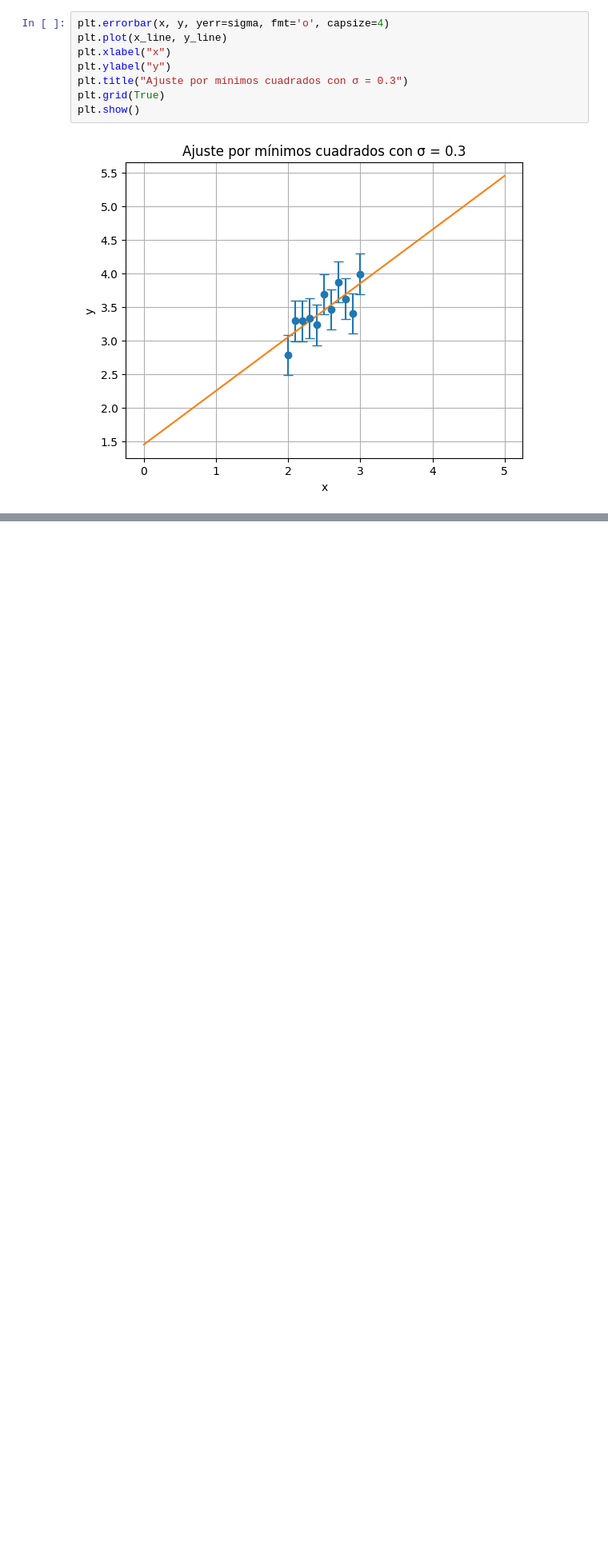
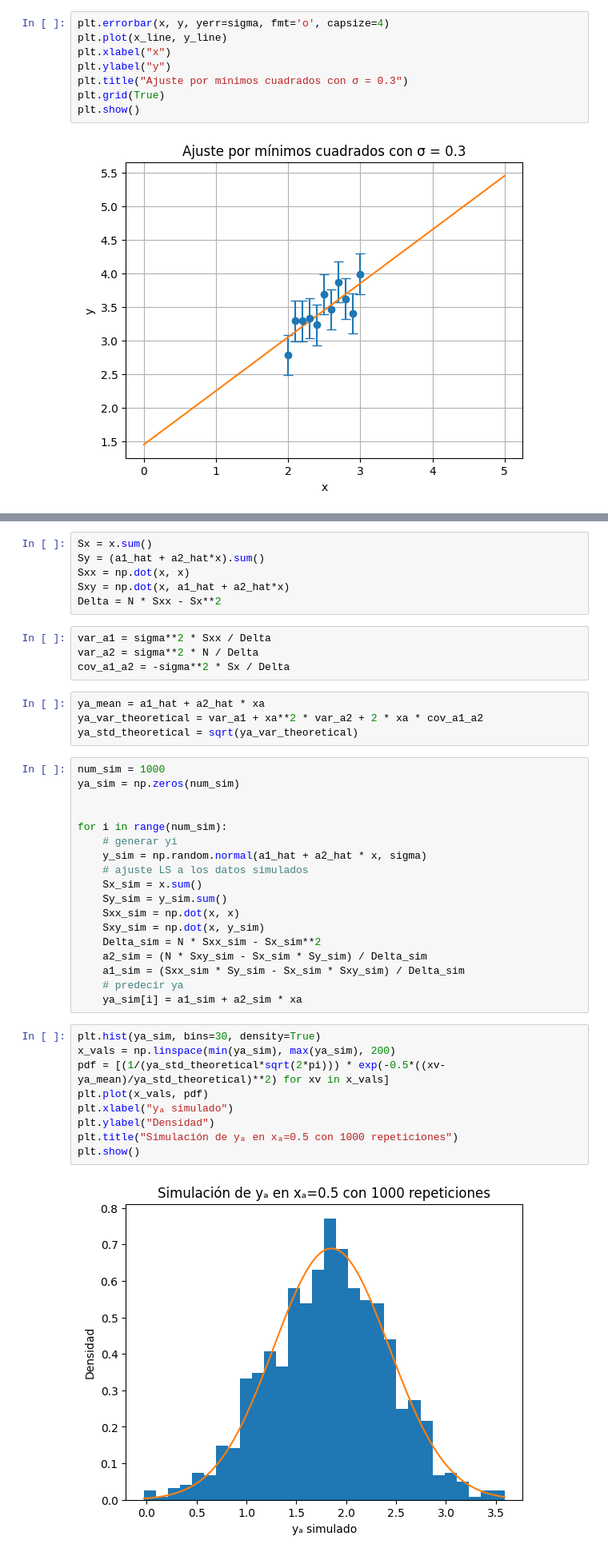
Before and after one commit to arirodriguez001/Teorica-1, a Jupyter notebook: OneDrive/Escritorio/python/MEFE/guia6.ipynb, the cells around one changed output, grey strips where cells are left out. Shown: that part at 80% size. Saved outputs shown, nothing was run; the diff lists cells and outputs as text; blank space fills up the shorter version.

```diff
--- a/OneDrive/Escritorio/python/MEFE/guia6.ipynb
+++ b/OneDrive/Escritorio/python/MEFE/guia6.ipynb
@@ -46,0 +111,43 @@ plt.show()
+# %%
+Sx = x.sum()
+Sy = (a1_hat + a2_hat*x).sum()
+Sxx = np.dot(x, x)
+Sxy = np.dot(x, a1_hat + a2_hat*x)
+Delta = N * Sxx - Sx**2
+# %%
+var_a1 = sigma**2 * Sxx / Delta
+var_a2 = sigma**2 * N / Delta
+cov_a1_a2 = -sigma**2 * Sx / Delta
+# %%
+ya_mean = a1_hat + a2_hat * xa
+ya_var_theoretical = var_a1 + xa**2 * var_a2 + 2 * xa * cov_a1_a2
+ya_std_theoretical = sqrt(ya_var_theoretical)
+# %%
+num_sim = 1000
+ya_sim = np.zeros(num_sim)
+
+
+for i in range(num_sim):
+    # generar yi
+    y_sim = np.random.normal(a1_hat + a2_hat * x, sigma)
+    # ajuste LS a los datos simulados
+    Sx_sim = x.sum()
+    Sy_sim = y_sim.sum()
+    Sxx_sim = np.dot(x, x)
+    Sxy_sim = np.dot(x, y_sim)
+    Delta_sim = N * Sxx_sim - Sx_sim**2
+    a2_sim = (N * Sxy_sim - Sx_sim * Sy_sim) / Delta_sim
+    a1_sim = (Sxx_sim * Sy_sim - Sx_sim * Sxy_sim) / Delta_sim
+    # predecir ya
+    ya_sim[i] = a1_sim + a2_sim * xa
+# %%
+plt.hist(ya_sim, bins=30, density=True)
+x_vals = np.linspace(min(ya_sim), max(ya_sim), 200)
+pdf = [(1/(ya_std_theoretical*sqrt(2*pi))) * exp(-0.5*((xv-ya_mean)/ya_std_theoretical)**2) for xv in x_vals]
+plt.plot(x_vals, pdf)
+plt.xlabel("yₐ simulado")
+plt.ylabel("Densidad")
+plt.title("Simulación de yₐ en xₐ=0.5 con 1000 repeticiones")
+plt.show()
+# %% [output]
+[figure, added]
```
Also changed, not shown: parts of 11 cells of this notebook.
